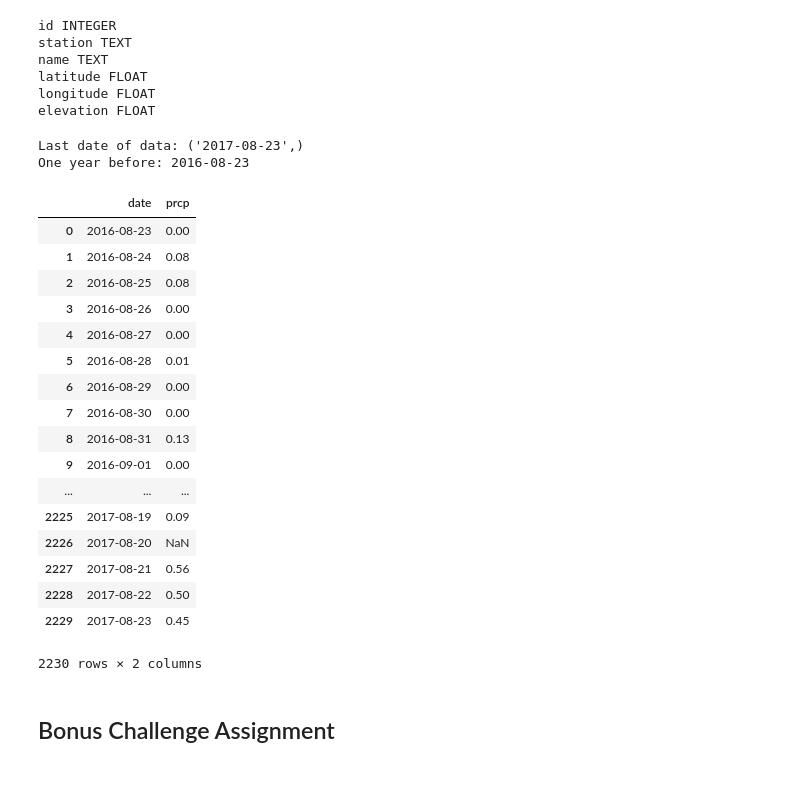
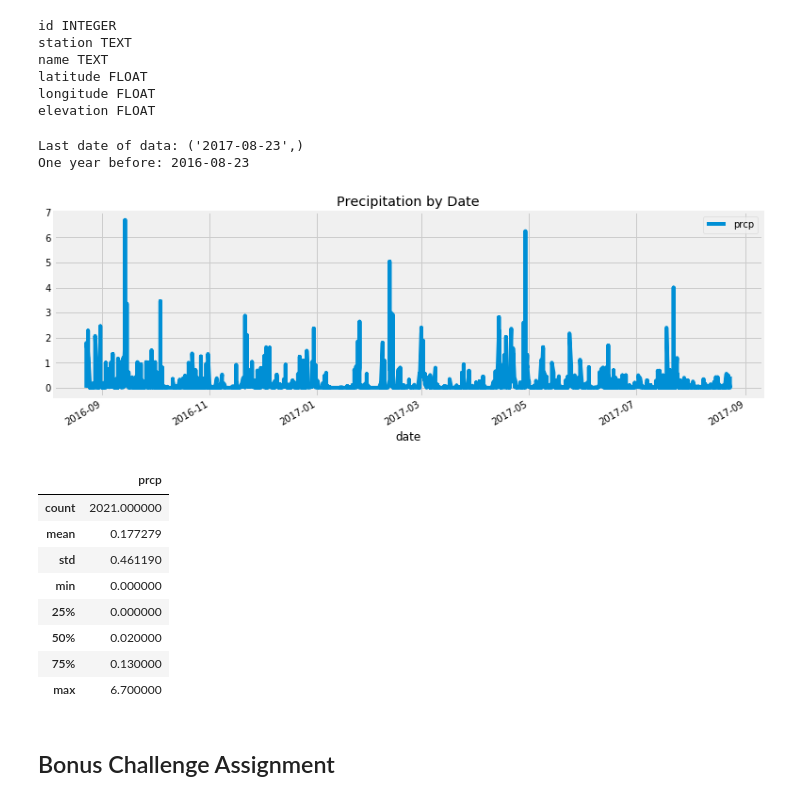
Before and after one commit to Rob-Ottogalli/sqlalchemy-challenge, a Jupyter notebook: Jupyter Notebook/climate_starter_Robert_Ottogalli.ipynb, the cells around one changed output. Cells and saved outputs as stored; diff of their text form; code cells hidden in the pictures.

Commit message:
Completed first query. Plot needs axis labels

```diff
--- a/Jupyter Notebook/climate_starter_Robert_Ottogalli.ipynb
+++ b/Jupyter Notebook/climate_starter_Robert_Ottogalli.ipynb
@@ -72,51 +72,59 @@ elevation FLOAT
 # %%
 # Design a query to retrieve the last 12 months of precipitation data and plot the results
 
 # Calculate the date 1 year ago from the last data point in the database
 last_date = session.query(Measurement.date).order_by(Measurement.date.desc()).first()
 print(f"Last date of data: {last_date}")
 
 # Set variable to hold date of 1 year prior
 year_prior = dt.date(2017, 8, 23) - dt.timedelta(days=365)
 print(f"One year before: {year_prior}")
 
 # Perform a query to retrieve the data and precipitation scores
 date_data = (session.query(Measurement.date, Measurement.prcp)
             .filter(Measurement.date >= year_prior))
 
-# Convert query to Data Frame
+# Save the query results as a Pandas DataFrame and set the index to the date column
 date_data_df = pd.read_sql_query(date_data.statement, session.get_bind())
-date_data_df
+# Convert "date" column to datetime type
+date_data_df["date"] = pd.to_datetime(date_data_df["date"], yearfirst=True, infer_datetime_format=True)
+#Set index
+date_data_df = date_data_df.set_index("date", drop=False)
 
-
-# Save the query results as a Pandas DataFrame and set the index to the date column
+# Drop unavailable columns
+date_data_df = date_data_df.dropna()
 
 # Sort the dataframe by date
+date_data_df = date_data_df.sort_index()
 
 # Use Pandas Plotting with Matplotlib to plot the data
+title = "Precipitation by Date"
+precip_chart = date_data_df.plot("date", "prcp", kind="line", title=title, figsize=(12,4))
+precip_chart.set_xlabel = "Date"
+precip_chart.set_ylabel = "Precipitation (Centimeters)"
+
+precip_chart = plt.gcf()
+plt.show()
+
+# Save figure
+precip_chart.savefig("../Images/Precipitation_vs_Date.png")
 # %% [output]
 Last date of data: ('2017-08-23',)
 One year before: 2016-08-23
-|  | date | prcp |
-| 0 | 2016-08-23 | 0.00 |
-| 1 | 2016-08-24 | 0.08 |
-| 2 | 2016-08-25 | 0.08 |
-| 3 | 2016-08-26 | 0.00 |
-| 4 | 2016-08-27 | 0.00 |
-| 5 | 2016-08-28 | 0.01 |
-| 6 | 2016-08-29 | 0.00 |
-| 7 | 2016-08-30 | 0.00 |
-| 8 | 2016-08-31 | 0.13 |
-| 9 | 2016-09-01 | 0.00 |
-| ... | ... | ... |
-| 2225 | 2017-08-19 | 0.09 |
-| 2226 | 2017-08-20 | NaN |
-| 2227 | 2017-08-21 | 0.56 |
-| 2228 | 2017-08-22 | 0.50 |
-| 2229 | 2017-08-23 | 0.45 |
-2230 rows × 2 columns
+[figure, added]
 # %%
 # Use Pandas to calcualte the summary statistics for the precipitation data
+date_data_df.describe()
+# %% [output]
+|  | prcp |
+| count | 2021.000000 |
+| mean | 0.177279 |
+| std | 0.461190 |
+| min | 0.000000 |
+| 25% | 0.000000 |
+| 50% | 0.020000 |
+| 75% | 0.130000 |
+| max | 6.700000 |
 # %%
 # Design a query to show how many stations are available in this dataset?
 # %%
```
Also changed, not shown: parts of 2 cells of this notebook, 1 other file.
